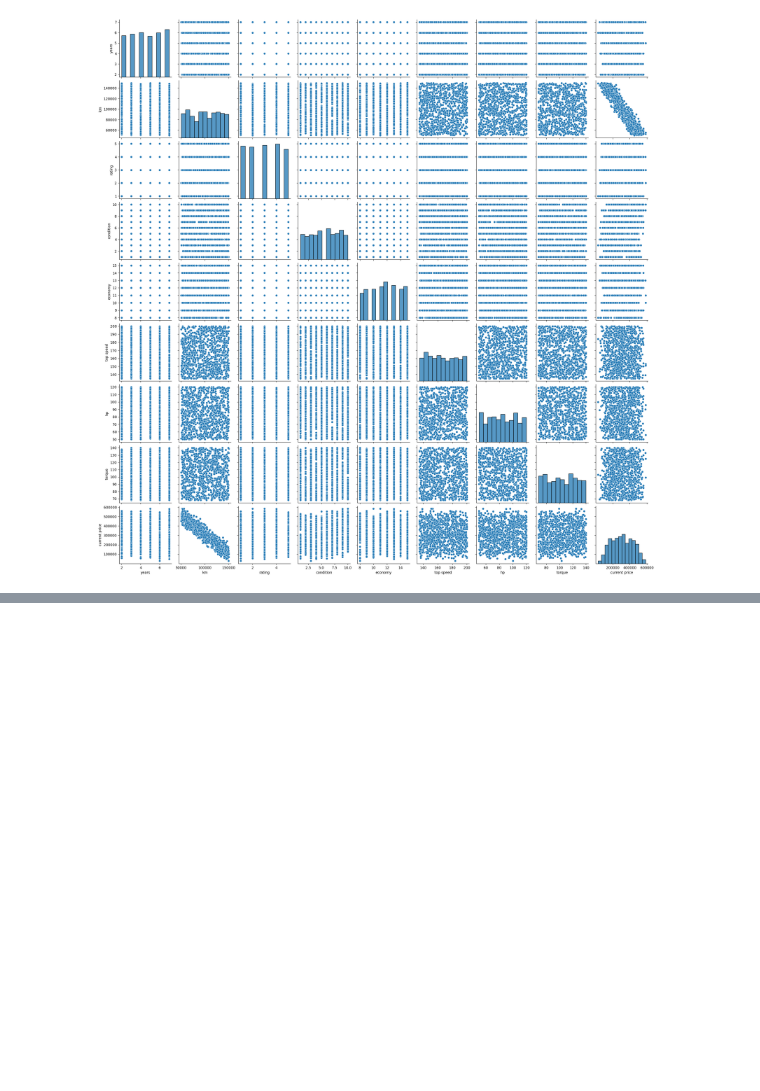
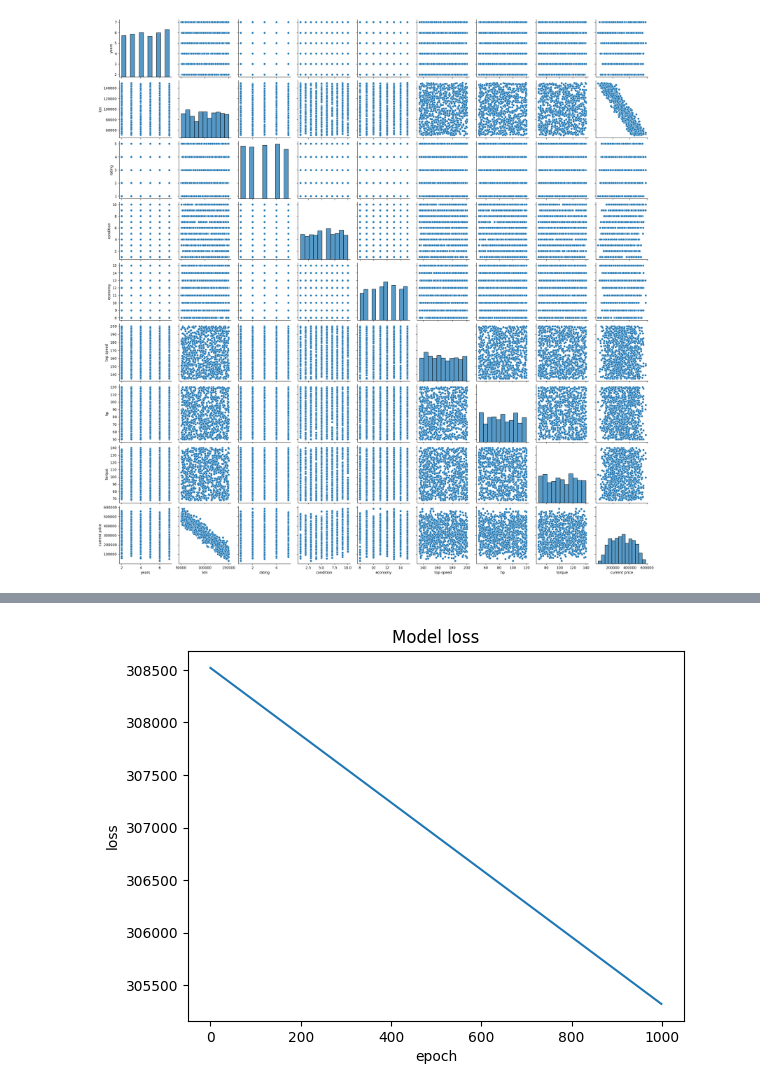
Before and after one commit to misrapk/Deep-Learning-Course-YT, a Jupyter notebook: Used_Car_Price_Prediction_Deep_Learning.ipynb, the cells around one changed output, grey strips where cells are left out. Cells and saved outputs as stored; diff of their text form; code cells hidden in the pictures; blank space fills up the shorter version.

```diff
--- a/Used_Car_Price_Prediction_Deep_Learning.ipynb
+++ b/Used_Car_Price_Prediction_Deep_Learning.ipynb
@@ -194,0 +145,8 @@ array([[-0.32650065,  1.3586191 ,  0.00855871, ...,  1.0948331 ,
+# %%
+plt.plot(history.history['loss'])
+plt.title('Model loss')
+plt.ylabel('loss')
+plt.xlabel('epoch')
+plt.show()
+# %% [output]
+[figure, added]
```
Also changed, not shown: parts of 52 cells of this notebook.
